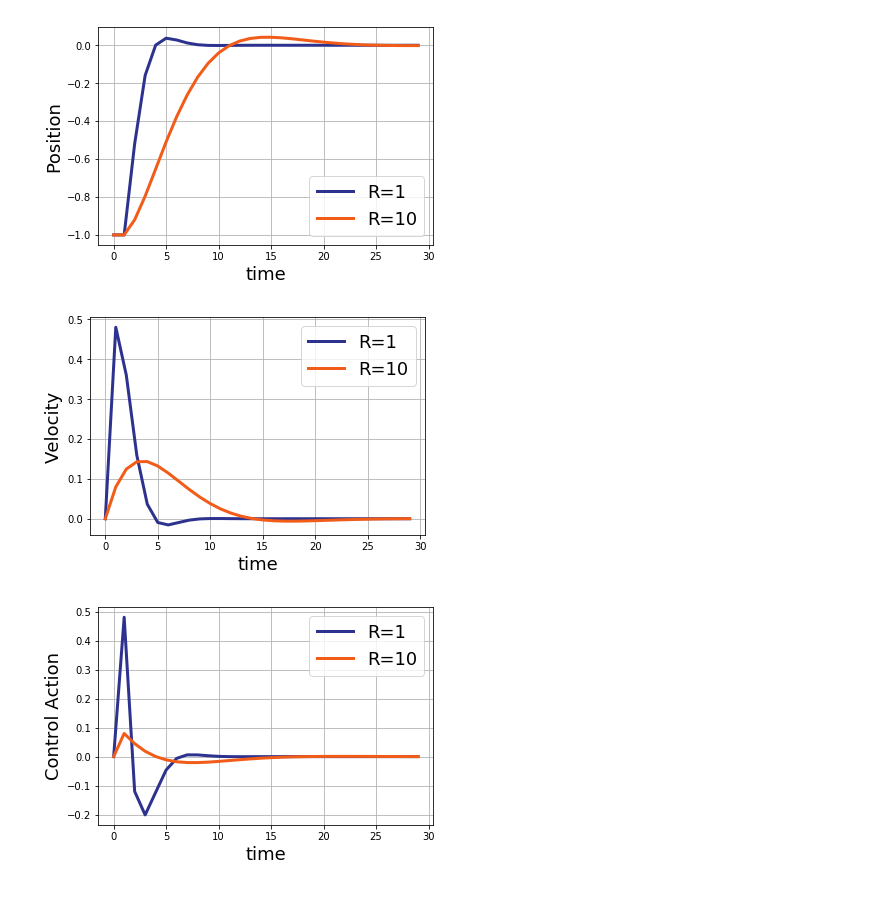
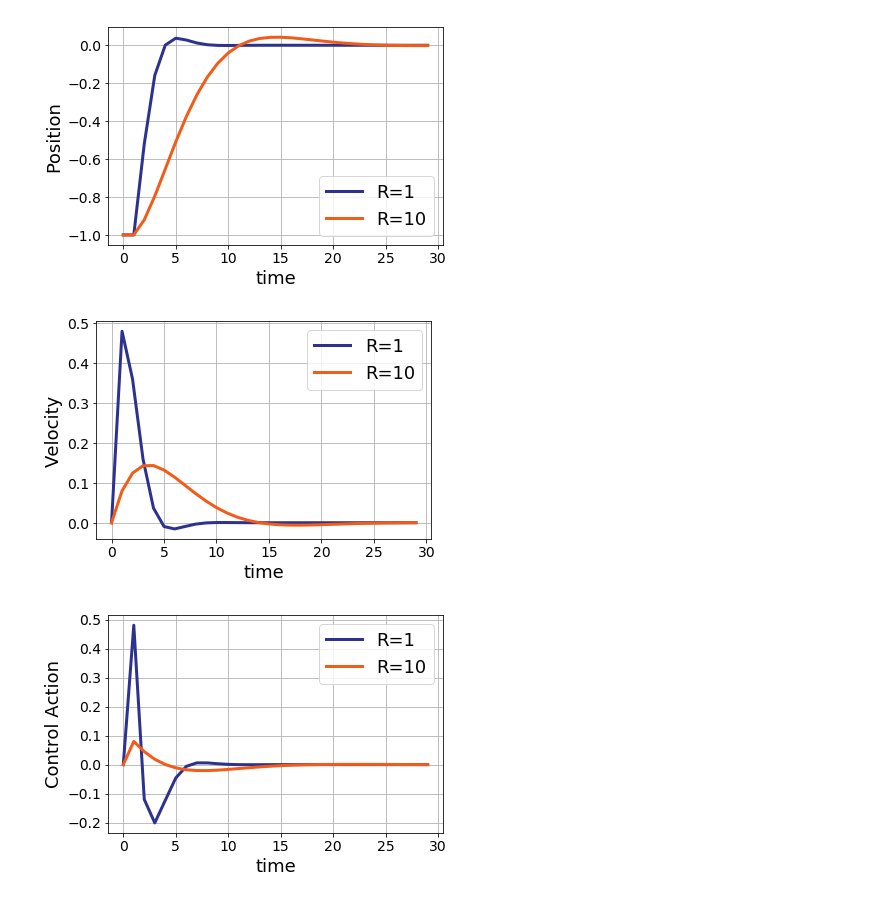
Before and after one commit to benjamin-recht/benjamin-recht.github.io, a Jupyter notebook: code/little_LQR_demo.ipynb, the cells around one changed output. Saved outputs shown, nothing was run; the diff lists cells and outputs as text; code cells hidden in the pictures.

Commit message:
more lqr plots

```diff
--- a/code/little_LQR_demo.ipynb
+++ b/code/little_LQR_demo.ipynb
@@ -47,30 +47,34 @@ def simulate_static_gain(A,B,K,x0,T):
 # %%
 K_lo = lqr(A,B,Q,1)
 (x_lo,u_lo) = simulate_static_gain(A,B,K_lo,x0,T)
 
 K_hi = lqr(A,B,Q,100)
 (x_hi,u_hi) = simulate_static_gain(A,B,K_hi,x0,T)
 
-def plot_trajectories(x1,x2,ylabel,leg_loc='lower right'):
+def plot_trajectories(x1,x2,ylabel):
     colors = [ '#2D328F', '#F15C19' ]
     label_fontsize = 18
+    tick_fontsize=14
     linewidth = 3
 
     T = x1.shape[0]
     t = np.arange(0,T)
     plt.plot(t,x1,color=colors[0],linewidth=linewidth,label='R=1')
     plt.plot(t,x2,color=colors[1],linewidth=linewidth,label='R=10')
 
     plt.xlabel('time',fontsize=label_fontsize)
     plt.ylabel(ylabel,fontsize=label_fontsize)
-    plt.legend(loc=leg_loc,fontsize=label_fontsize)
+    plt.legend(fontsize=label_fontsize)
+    plt.xticks(fontsize = tick_fontsize)
+    plt.yticks(fontsize = tick_fontsize)
+
     plt.grid(True)
     plt.show()
 
-plot_trajectories(x_lo[0,:],x_hi[0,:],'Position','lower right')
-plot_trajectories(x_lo[1,:],x_hi[1,:],'Velocity','upper right')
-plot_trajectories(u_lo.T,u_hi.T,'Control Action','upper right')
+plot_trajectories(x_lo[0,:],x_hi[0,:],'Position')
+plot_trajectories(x_lo[1,:],x_hi[1,:],'Velocity')
+plot_trajectories(u_lo.T,u_hi.T,'Control Action')
 # %% [output]
-[figure, old version]
+[figure, new version]
-[figure, old version]
+[figure, new version]
-[figure, old version]
+[figure, new version]
```
Also changed, not shown: 3 other files.
